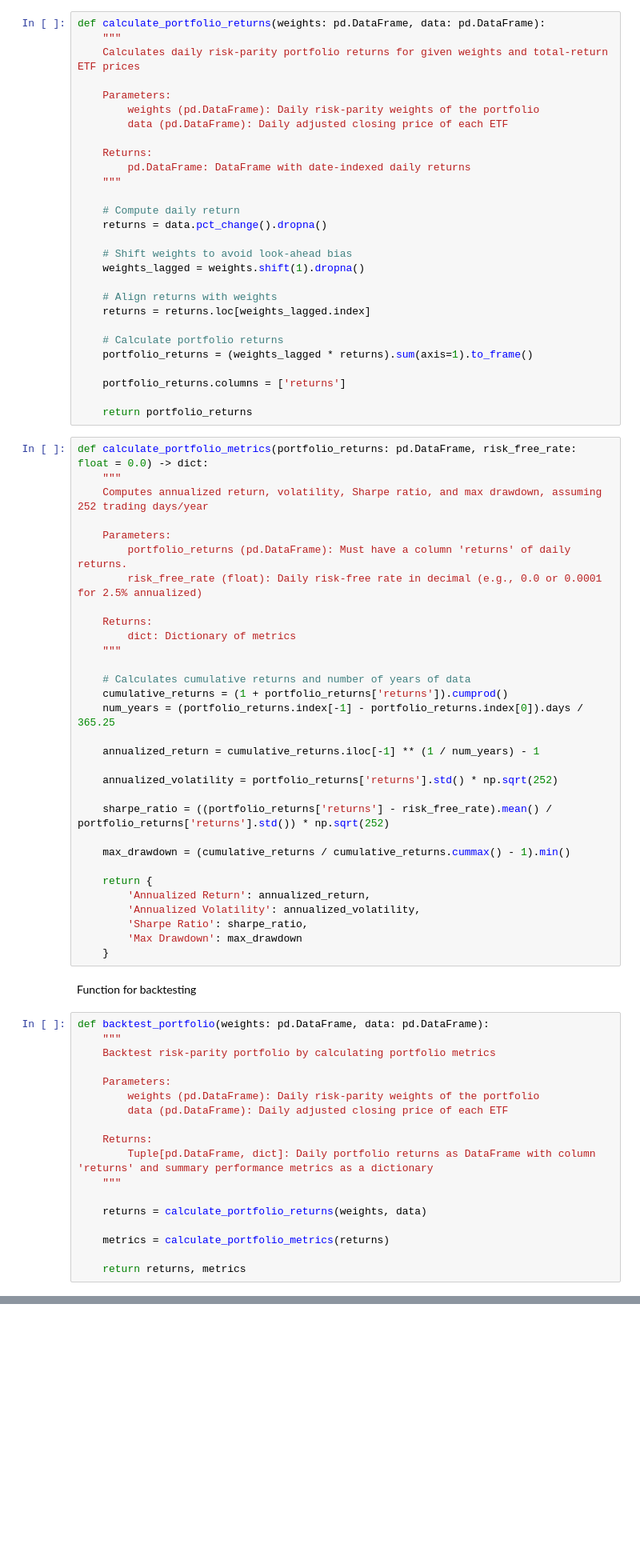
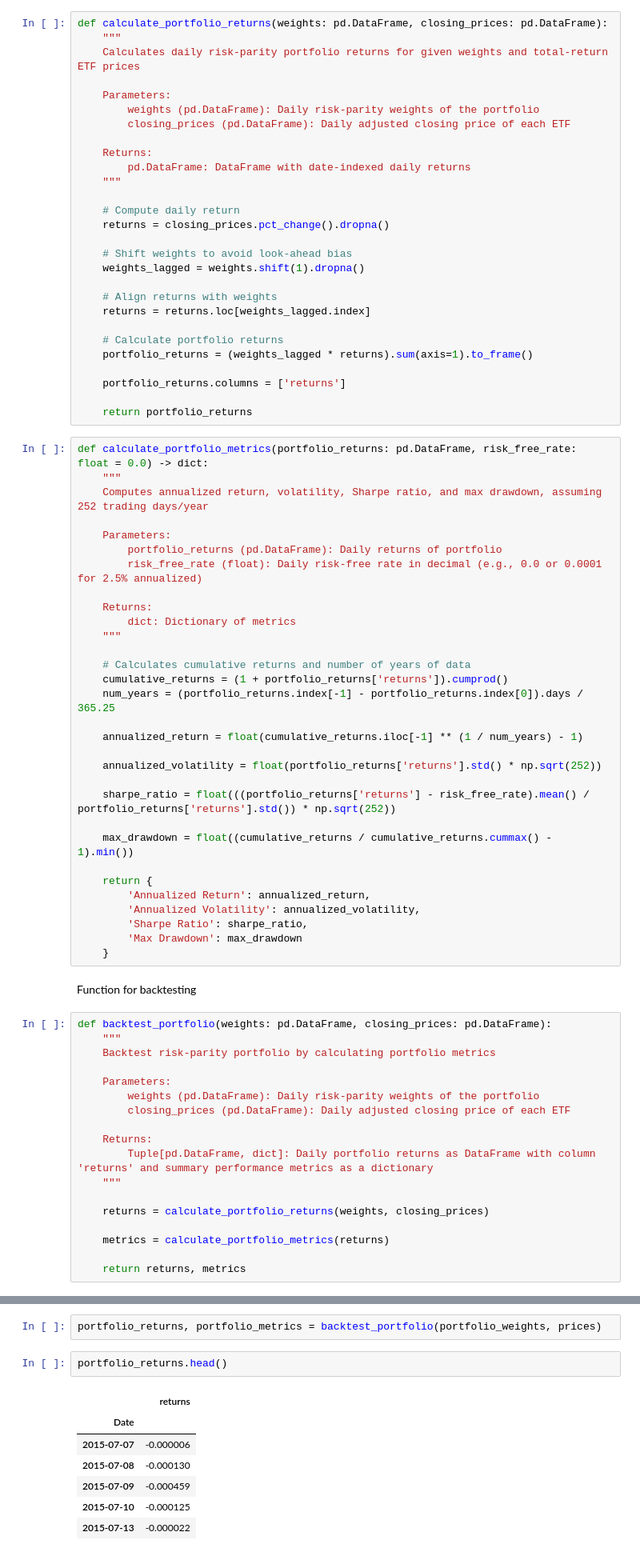
Before and after one commit to Lawrence2005/Finovax-Quantitative-Researcher-Internship-Summer-2025, a Jupyter notebook: Risk-Parity-Portfolio-Strategy-Week3/analysis.ipynb, the cells around one changed output, grey strips where cells are left out. Shown at 80% size. Cells and saved outputs as stored; diff of their text form; blank space fills up the shorter version.

```diff
--- a/Risk-Parity-Portfolio-Strategy-Week3/analysis.ipynb
+++ b/Risk-Parity-Portfolio-Strategy-Week3/analysis.ipynb
@@ -95,20 +129,20 @@ def calculate_daily_risk_parity_weights(tickers: list[str] = TICKERS, start: str
 # %% [markdown]
 Functions for calculating risk-parity portfolio returns and performance metrics
 # %%
-def calculate_portfolio_returns(weights: pd.DataFrame, data: pd.DataFrame):
+def calculate_portfolio_returns(weights: pd.DataFrame, closing_prices: pd.DataFrame):
     """
     Calculates daily risk-parity portfolio returns for given weights and total-return ETF prices
 
     Parameters:
         weights (pd.DataFrame): Daily risk-parity weights of the portfolio
-        data (pd.DataFrame): Daily adjusted closing price of each ETF
+        closing_prices (pd.DataFrame): Daily adjusted closing price of each ETF
 
     Returns:
         pd.DataFrame: DataFrame with date-indexed daily returns
     """
 
     # Compute daily return
-    returns = data.pct_change().dropna()
+    returns = closing_prices.pct_change().dropna()
 
     # Shift weights to avoid look-ahead bias
     weights_lagged = weights.shift(1).dropna()
@@ -128,7 +162,7 @@ def calculate_portfolio_metrics(portfolio_returns: pd.DataFrame, risk_free_rate:
     Computes annualized return, volatility, Sharpe ratio, and max drawdown, assuming 252 trading days/year
 
     Parameters:
-        portfolio_returns (pd.DataFrame): Must have a column 'returns' of daily returns.
+        portfolio_returns (pd.DataFrame): Daily returns of portfolio
         risk_free_rate (float): Daily risk-free rate in decimal (e.g., 0.0 or 0.0001 for 2.5% annualized)
 
     Returns:
@@ -139,13 +173,13 @@ def calculate_portfolio_metrics(portfolio_returns: pd.DataFrame, risk_free_rate:
     cumulative_returns = (1 + portfolio_returns['returns']).cumprod()
     num_years = (portfolio_returns.index[-1] - portfolio_returns.index[0]).days / 365.25
 
-    annualized_return = cumulative_returns.iloc[-1] ** (1 / num_years) - 1
+    annualized_return = float(cumulative_returns.iloc[-1] ** (1 / num_years) - 1)
 
-    annualized_volatility = portfolio_returns['returns'].std() * np.sqrt(252)
+    annualized_volatility = float(portfolio_returns['returns'].std() * np.sqrt(252))
 
-    sharpe_ratio = ((portfolio_returns['returns'] - risk_free_rate).mean() / portfolio_returns['returns'].std()) * np.sqrt(252)
+    sharpe_ratio = float(((portfolio_returns['returns'] - risk_free_rate).mean() / portfolio_returns['returns'].std()) * np.sqrt(252))
 
-    max_drawdown = (cumulative_returns / cumulative_returns.cummax() - 1).min()
+    max_drawdown = float((cumulative_returns / cumulative_returns.cummax() - 1).min())
 
     return {
         'Annualized Return': annualized_return,
@@ -156,19 +190,19 @@ def calculate_portfolio_metrics(portfolio_returns: pd.DataFrame, risk_free_rate:
 # %% [markdown]
 Function for backtesting
 # %%
-def backtest_portfolio(weights: pd.DataFrame, data: pd.DataFrame):
+def backtest_portfolio(weights: pd.DataFrame, closing_prices: pd.DataFrame):
     """
     Backtest risk-parity portfolio by calculating portfolio metrics
 
     Parameters:
         weights (pd.DataFrame): Daily risk-parity weights of the portfolio
-        data (pd.DataFrame): Daily adjusted closing price of each ETF
+        closing_prices (pd.DataFrame): Daily adjusted closing price of each ETF
 
     Returns:
         Tuple[pd.DataFrame, dict]: Daily portfolio returns as DataFrame with column 'returns' and summary performance metrics as a dictionary
     """
 
-    returns = calculate_portfolio_returns(weights, data)
+    returns = calculate_portfolio_returns(weights, closing_prices)
 
     metrics = calculate_portfolio_metrics(returns)
 
@@ -175,0 +212,12 @@ def backtest_portfolio(weights: pd.DataFrame, data: pd.DataFrame):
+# %%
+portfolio_returns, portfolio_metrics = backtest_portfolio(portfolio_weights, prices)
+# %%
+portfolio_returns.head()
+# %% [output]
+|  | returns |
+| Date |  |
+| 2015-07-07 | -0.000006 |
+| 2015-07-08 | -0.000130 |
+| 2015-07-09 | -0.000459 |
+| 2015-07-10 | -0.000125 |
+| 2015-07-13 | -0.000022 |
```
Also changed, not shown: parts of 17 cells of this notebook.
